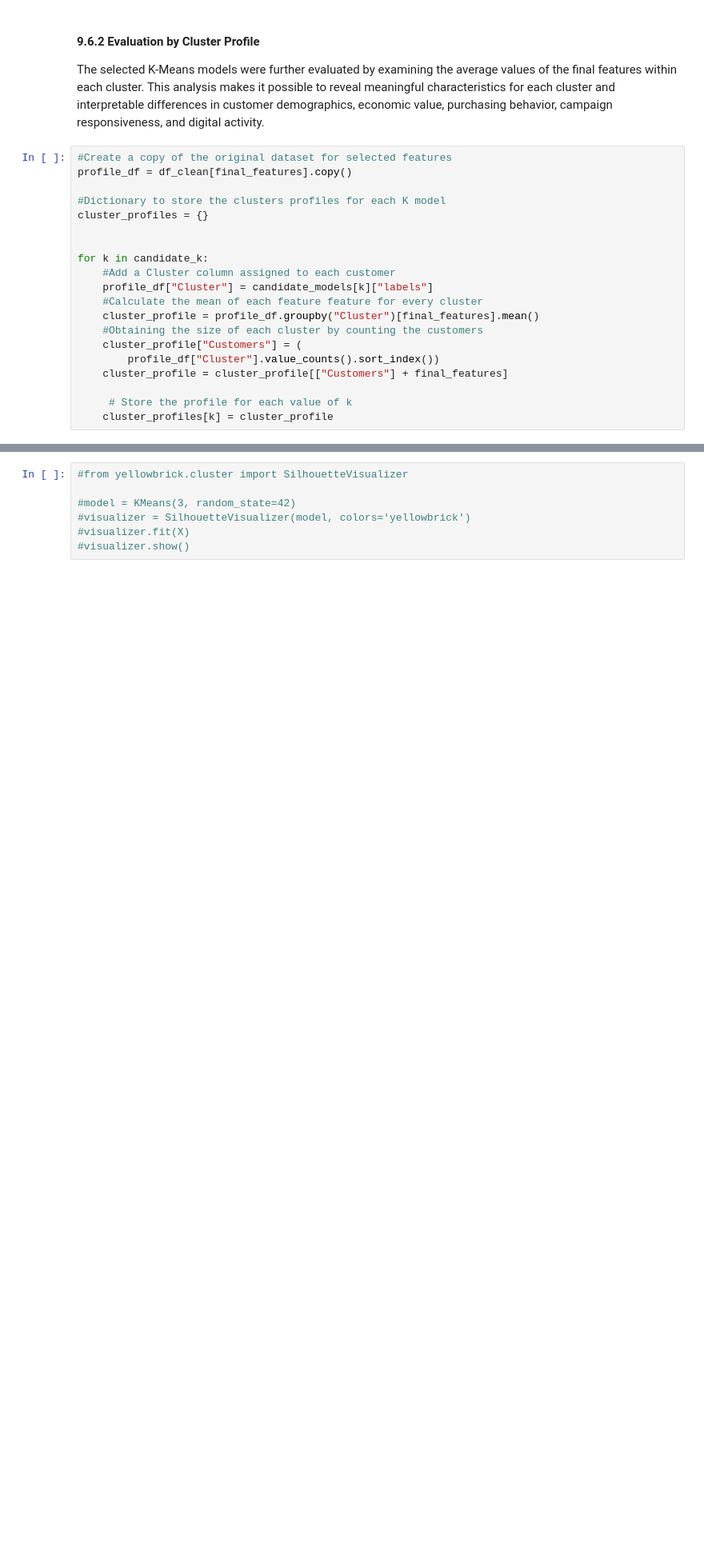
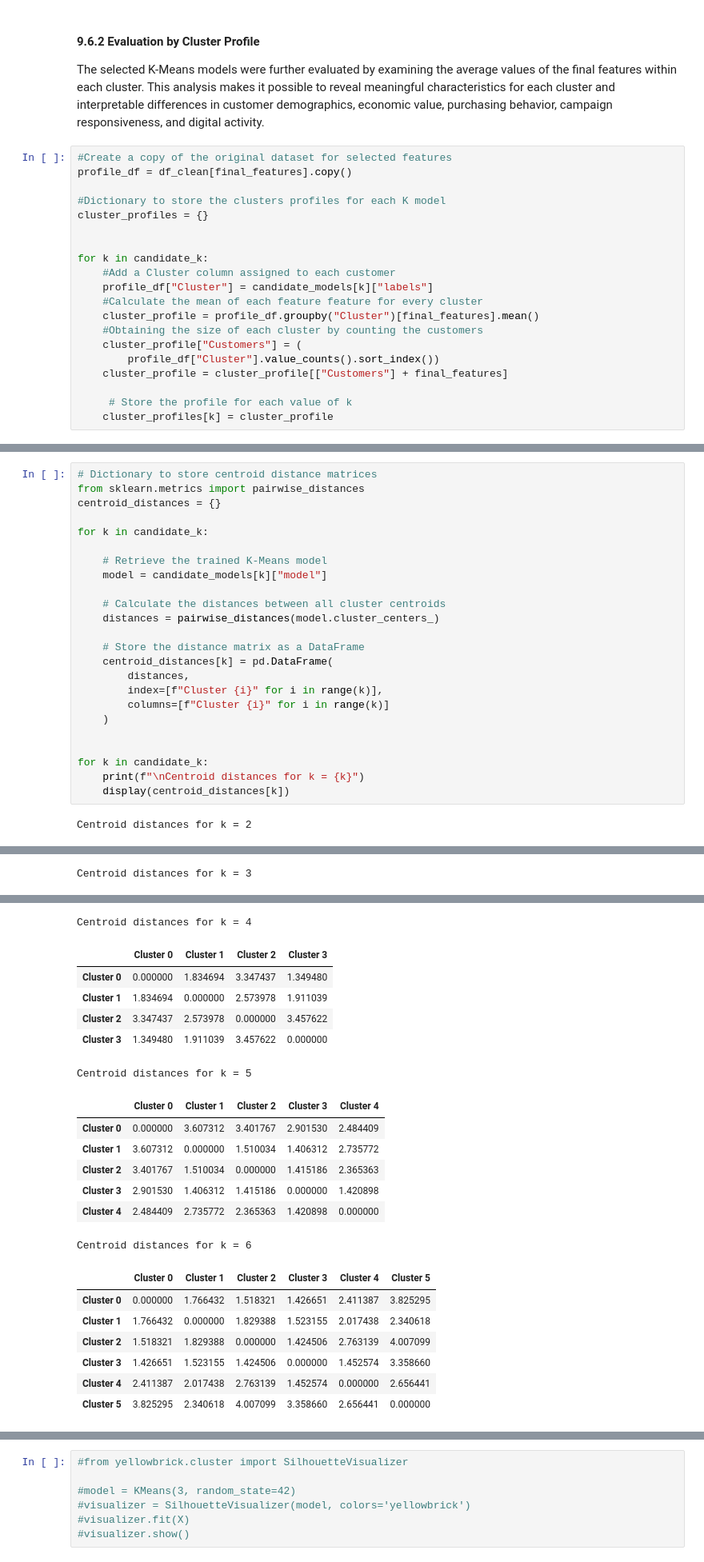
Before and after one commit to fridacarbajalordonez/customer-segmentation-kmeans, a Jupyter notebook: notebooks/customer_segmentation.ipynb, the cells around one changed output, grey strips where cells are left out. Shown at 80% size. Saved outputs shown, nothing was run; the diff lists cells and outputs as text; blank space fills up the shorter version.

```diff
--- a/notebooks/customer_segmentation.ipynb
+++ b/notebooks/customer_segmentation.ipynb
@@ -1627,0 +1829,26 @@ plt.show()
+# %%
+# Dictionary to store centroid distance matrices
+from sklearn.metrics import pairwise_distances
+centroid_distances = {}
+
+for k in candidate_k:
+
+    # Retrieve the trained K-Means model
+    model = candidate_models[k]["model"]
+
+    # Calculate the distances between all cluster centroids
+    distances = pairwise_distances(model.cluster_centers_)
+
+    # Store the distance matrix as a DataFrame
+    centroid_distances[k] = pd.DataFrame(
+        distances,
+        index=[f"Cluster {i}" for i in range(k)],
+        columns=[f"Cluster {i}" for i in range(k)]
+    )
+
+
+for k in candidate_k:
+    print(f"\nCentroid distances for k = {k}")
+    display(centroid_distances[k])
+# %% [output]
+Centroid distances for k = 2
@@ -1627,0 +1858 @@ plt.show()
+Centroid distances for k = 3
@@ -1627,0 +1863,21 @@ plt.show()
+Centroid distances for k = 4
+|  | Cluster 0 | Cluster 1 | Cluster 2 | Cluster 3 |
+| Cluster 0 | 0.000000 | 1.834694 | 3.347437 | 1.349480 |
+| Cluster 1 | 1.834694 | 0.000000 | 2.573978 | 1.911039 |
+| Cluster 2 | 3.347437 | 2.573978 | 0.000000 | 3.457622 |
+| Cluster 3 | 1.349480 | 1.911039 | 3.457622 | 0.000000 |
+Centroid distances for k = 5
+|  | Cluster 0 | Cluster 1 | Cluster 2 | Cluster 3 | Cluster 4 |
+| Cluster 0 | 0.000000 | 3.607312 | 3.401767 | 2.901530 | 2.484409 |
+| Cluster 1 | 3.607312 | 0.000000 | 1.510034 | 1.406312 | 2.735772 |
+| Cluster 2 | 3.401767 | 1.510034 | 0.000000 | 1.415186 | 2.365363 |
+| Cluster 3 | 2.901530 | 1.406312 | 1.415186 | 0.000000 | 1.420898 |
+| Cluster 4 | 2.484409 | 2.735772 | 2.365363 | 1.420898 | 0.000000 |
+Centroid distances for k = 6
+|  | Cluster 0 | Cluster 1 | Cluster 2 | Cluster 3 | Cluster 4 | Cluster 5 |
+| Cluster 0 | 0.000000 | 1.766432 | 1.518321 | 1.426651 | 2.411387 | 3.825295 |
+| Cluster 1 | 1.766432 | 0.000000 | 1.829388 | 1.523155 | 2.017438 | 2.340618 |
+| Cluster 2 | 1.518321 | 1.829388 | 0.000000 | 1.424506 | 2.763139 | 4.007099 |
+| Cluster 3 | 1.426651 | 1.523155 | 1.424506 | 0.000000 | 1.452574 | 3.358660 |
+| Cluster 4 | 2.411387 | 2.017438 | 2.763139 | 1.452574 | 0.000000 | 2.656441 |
+| Cluster 5 | 3.825295 | 2.340618 | 4.007099 | 3.358660 | 2.656441 | 0.000000 |
```
Also changed, not shown: parts of 23 cells of this notebook.
